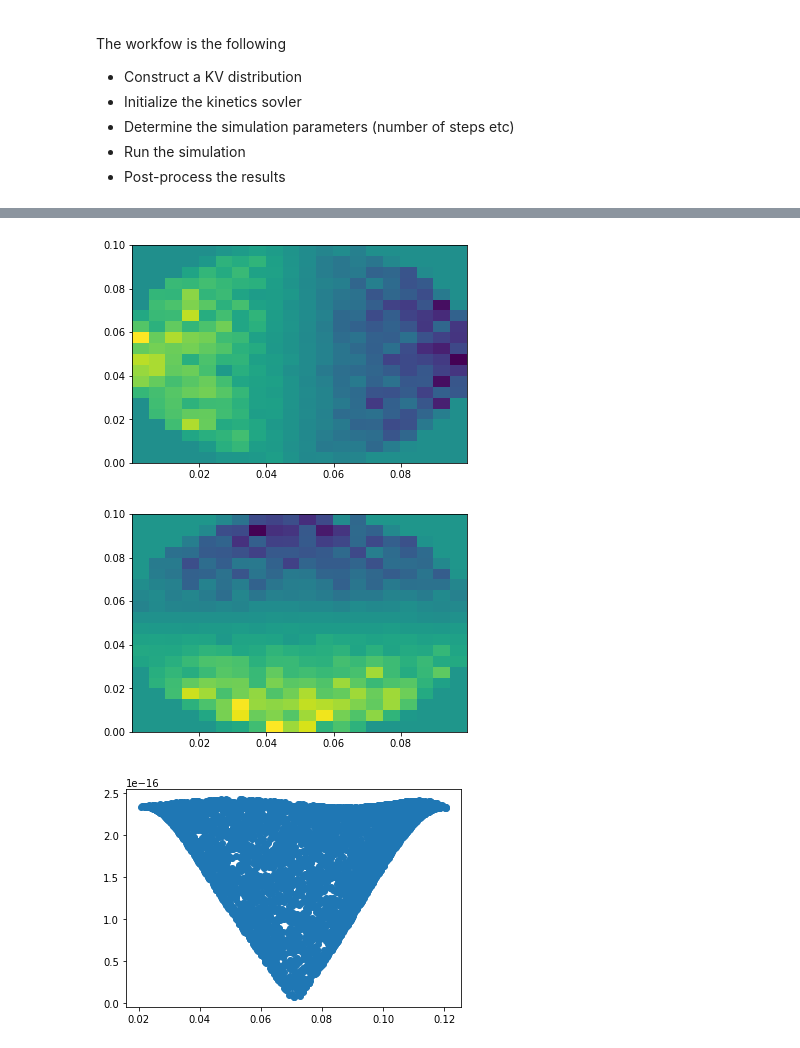
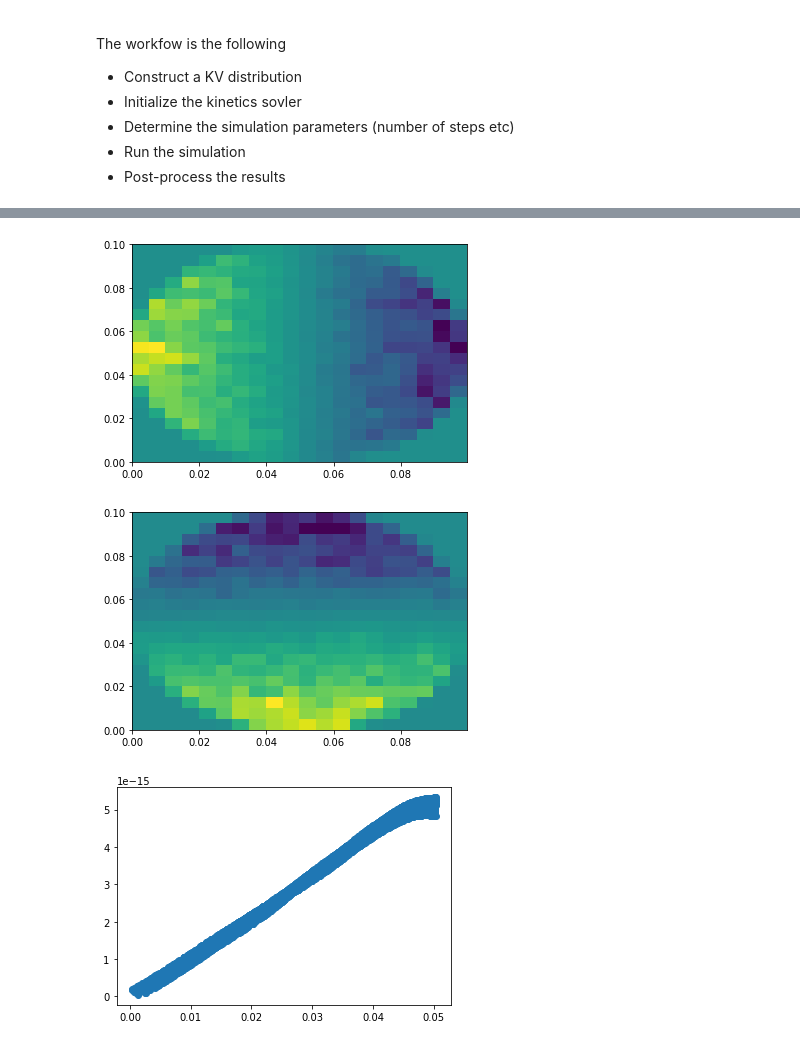
Before and after one commit to radiasoft/rsrespic, a Jupyter notebook: development/shell_gaussian_tests.ipynb, the cells around one changed output, grey strips where cells are left out. Saved outputs shown, nothing was run; the diff lists cells and outputs as text; code cells hidden in the pictures.

```diff
--- a/development/shell_gaussian_tests.ipynb
+++ b/development/shell_gaussian_tests.ipynb
@@ -27,7 +27,7 @@ The order of operations are as follows
 
 ## Particle definitions
 sigma_x = 0.05
-Q = 50.0e-12
+Q = 5.0e-9
 n_particles = 5000
 
 ## Field solver parameters
@@ -106,13 +106,18 @@ The workfow is the following
 * Run the simulation
 * Post-process the results
 # %%
+n_particles = 10000
+L_0 = 5. * sigma_x ## Half the domain size
+L_min = L_0 / 20 ## minimum wavelength to resolve
+
+
 ## This is where we initialize a gaussian distribuiton
 new_distribution = particles.distribution(N = n_particles)
 new_distribution.construct_kv(r_0 = sigma_x, x0 = sigma_x, y0 = sigma_x)
 
 ## Particle distributions
-my_kv_beam = particles.particles_2D_tent(new_distribution, dx_tent = 2. * L_min, dy_tent = 2. * L_min,
-    bunch_charge = Q, species_charge = -q, species_mass = m_p)
+my_kv_beam = particles.particles_2D_tent(new_distribution, dx_tent = 1. * L_min, dy_tent = 1. * L_min,
+    bunch_charge = Q, species_charge = q, species_mass = m_p)
 
 ## Define the fields
 my_kv_fields = fields.cartesian_2D(L_x = L_0, L_y = L_0,
@@ -148,17 +153,19 @@ plt.show()
 # %%
 plt.figure()
 plt.hist2d(my_kv_beam.x, my_kv_beam.y, weights = my_kv_fields.kick_x, bins = 20)
 
 plt.figure()
 plt.hist2d(my_kv_beam.x, my_kv_beam.y, weights = my_kv_fields.kick_y, bins = 20)
 
-r = np.sqrt(my_kv_beam.x ** 2 + my_kv_beam.y **2)
+x0 = np.mean(my_kv_beam.x)
+y0 = np.mean(my_kv_beam.y)
+r = np.sqrt((my_kv_beam.x  - x0)** 2 + (my_kv_beam.y - y0) **2)
 kick_r = np.sqrt(my_kv_fields.kick_y **2 + my_kv_fields.kick_x **2)
 
 plt.figure()
 plt.plot(r,kick_r,'o')
 plt.show()
 # %% [output]
-[figure, old version]
+[figure, new version]
-[figure, old version]
+[figure, new version]
-[figure, old version]
+[figure, new version]
```
Also changed, not shown: parts of 11 cells of this notebook, 2 other files.
